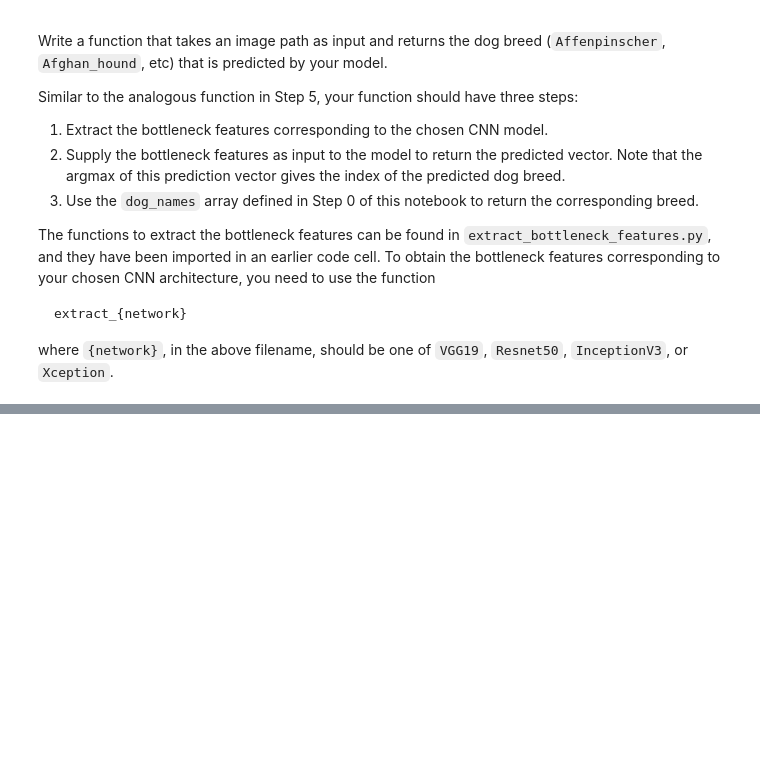
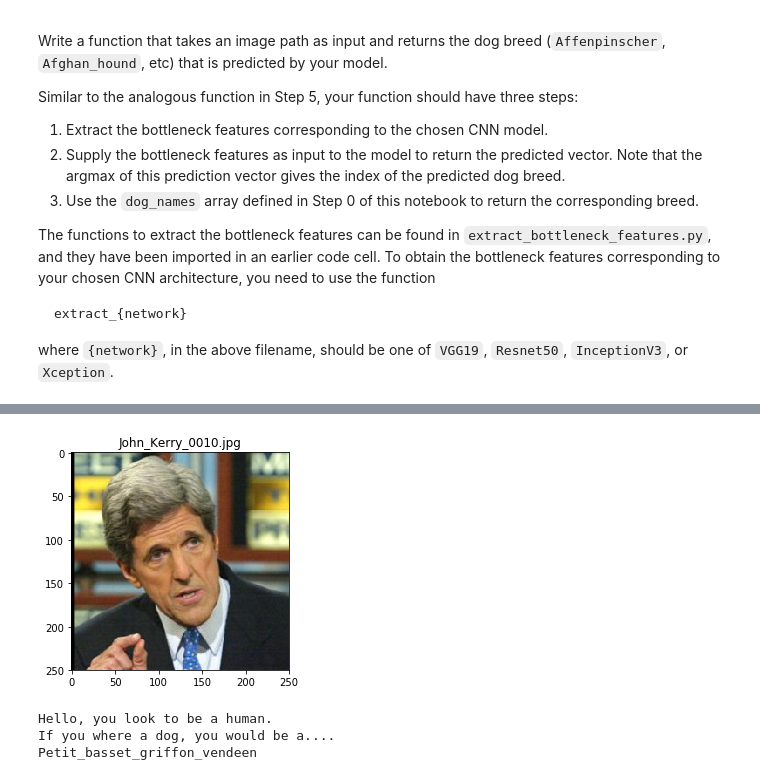
Before and after one commit to remi-ang/Udacity_MLND, a Jupyter notebook: dog-project/dog_app_UdacityGPU.ipynb, the cells around one changed output, grey strips where cells are left out. Cells and saved outputs as stored; diff of their text form; code cells hidden in the pictures; blank space fills up the shorter version.

```diff
--- a/dog-project/dog_app_UdacityGPU.ipynb
+++ b/dog-project/dog_app_UdacityGPU.ipynb
@@ -1006,0 +1048,8 @@ dog_breed = predict_breed(img_path)
+# %%
+# try on a human
+detector(np.random.choice(human_files))
+# %% [output]
+[figure, added]
+Hello, you look to be a human.
+If you where a dog, you would be a....
+Petit_basset_griffon_vendeen
```
Also changed, not shown: parts of 45 cells of this notebook.
